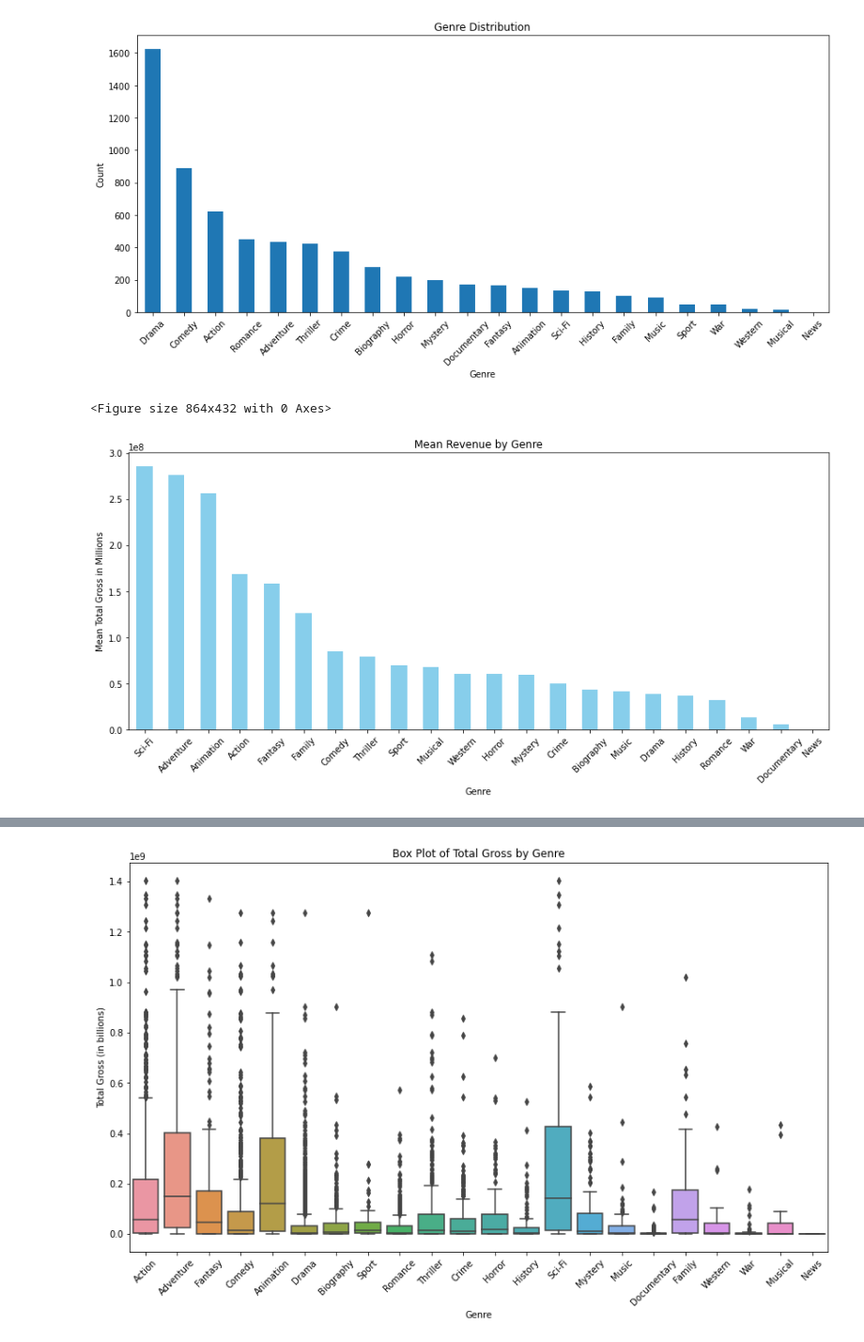
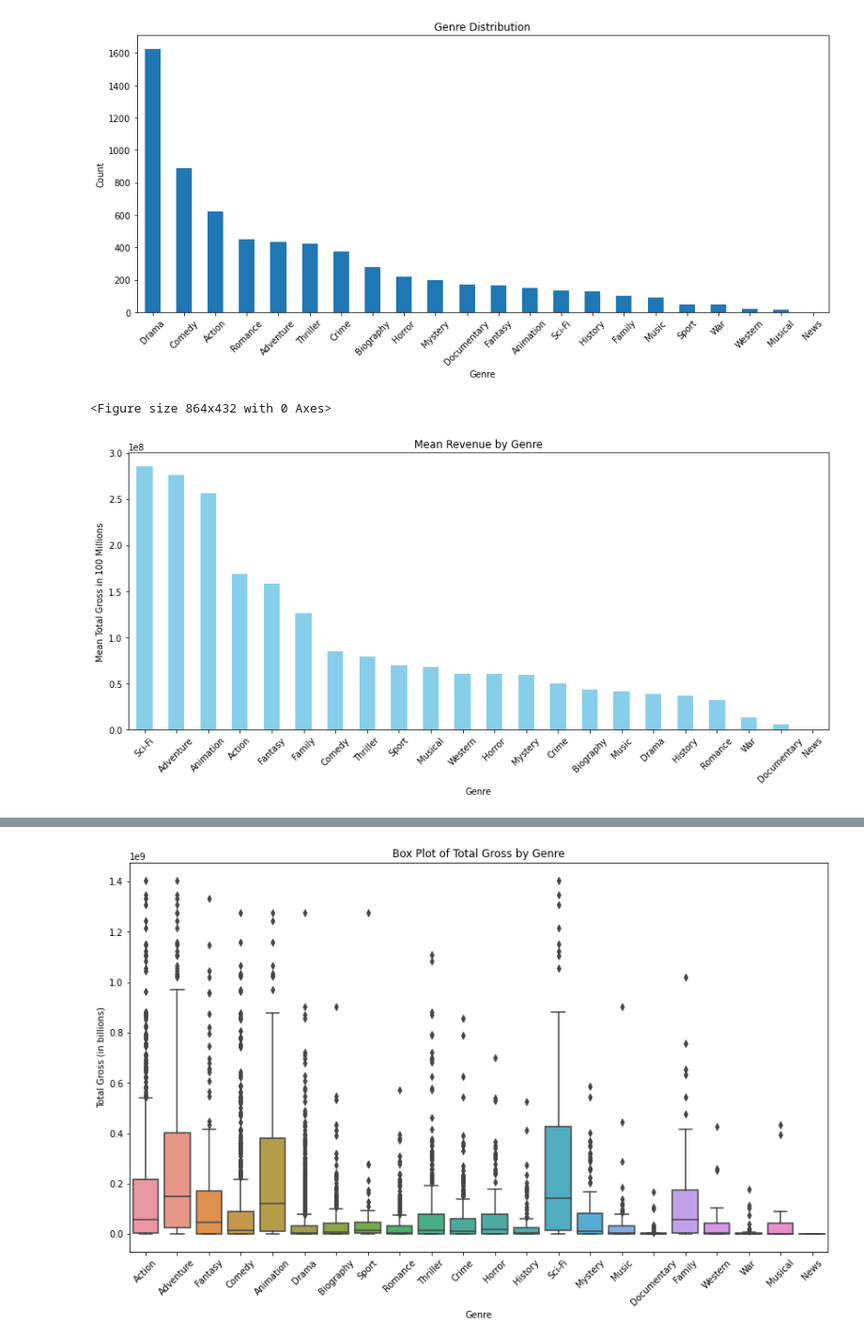
Before and after one commit to jaredlil/Phase_2_Project_Film, a Jupyter notebook: project-2-film-analysis.ipynb, the cells around one changed output, grey strips where cells are left out. Shown at 94% size. Saved outputs shown, nothing was run; the diff lists cells and outputs as text; code cells hidden in the pictures.

Commit message:
created presentation, changed y-axis on graphs, added clarity

```diff
--- a/project-2-film-analysis.ipynb
+++ b/project-2-film-analysis.ipynb
@@ -294,35 +293,35 @@ from collections import defaultdict
 genre_revenue = defaultdict(float)
 genre_count = defaultdict(int)
 
 # Processed genres and accumulated total gross and count
 for index, row in df_combined.iterrows():
     genres = row['genres'].split(',')
     total_gross = row['total_gross']
     for genre in genres:
         genre_revenue[genre] += total_gross
         genre_count[genre] += 1
 
 # Calculated mean revenue for each genre
 genre_mean_revenue = {genre: genre_revenue[genre] / genre_count[genre] for genre in genre_revenue}
 
 # Created DataFrame for plotting
 genre_mean_revenue_df = pd.DataFrame.from_dict(genre_mean_revenue, orient='index', columns=['mean_revenue'])
 
 # Sorted by mean revenue
 genre_mean_revenue_df = genre_mean_revenue_df.sort_values(by='mean_revenue', ascending=False)
 
 # Plotted the genre distribution with mean revenue
 plt.figure(figsize=(12, 6))
 genre_mean_revenue_df.plot(kind='bar', legend=None, figsize=(12, 6), color='skyblue')
 plt.title('Mean Revenue by Genre')
 plt.xlabel('Genre')
-plt.ylabel('Mean Total Gross in Millions')
+plt.ylabel('Mean Total Gross in 100 Millions')
 plt.xticks(rotation=45)
 plt.tight_layout()
 plt.show()
 # %% [output]
 <Figure size 864x432 with 0 Axes>
-[figure, old version]
+[figure, new version]
 # %%
 genre_mean_revenue_df
 # %% [output]
```
Also changed, not shown: parts of 8 cells of this notebook, 2 other files.
